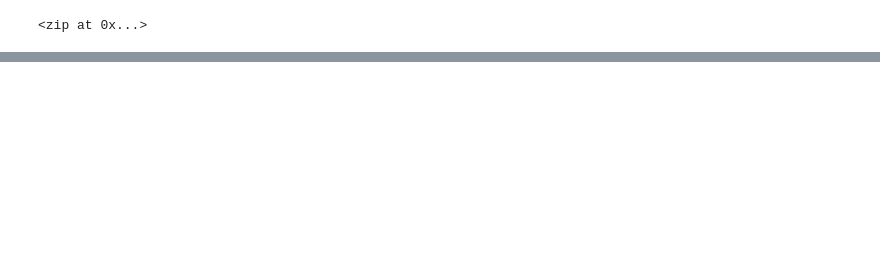
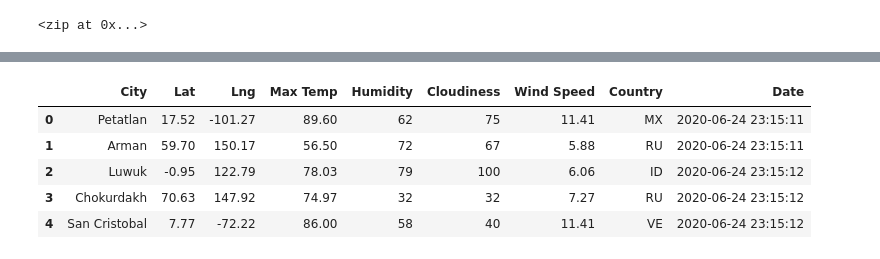
Before and after one commit to jebouchard/World_Weather_Analysis, a Jupyter notebook: WeatherPy.ipynb, the cells around one changed output, grey strips where cells are left out. Saved outputs shown, nothing was run; the diff lists cells and outputs as text; code cells hidden in the pictures; blank space fills up the shorter version.

```diff
--- a/WeatherPy.ipynb
+++ b/WeatherPy.ipynb
@@ -33,0 +51,4 @@ len(cities)
+# %%
+# Create an endpoint URL for a city.
+city_url = url + "&q=" + "Boston"
+print(city_url)
@@ -33,0 +75,6 @@ len(cities)
+# %%
+# Create a set of random latitude and longitude combinations.
+lats = np.random.uniform(low=-90.000, high=90.000, size=1500)
+lngs = np.random.uniform(low=-180.000, high=180.000, size=1500)
+lat_lngs = zip(lats, lngs)
+lat_lngs
@@ -33,0 +83,15 @@ len(cities)
+# %%
+# Add the latitudes and longitudes to a a list.
+coordinates = list(lat_lngs)
+# %%
+# Create a list for holding the cities.
+cities = []
+# Identify the nearest city for each latitude and longitude combination.
+for coordinate in coordinates:
+    city = citipy.nearest_city(coordinate[0], coordinate[1]).city_name
+
+    # If the city is unique, then we will add it to the cities list.
+    if city not in cities:
+        cities.append(city)
+# Print the city count to confirm sufficient count.
+len(cities)
@@ -33,0 +207,10 @@ len(cities)
+# %%
+city_data_df = pd.DataFrame(city_data)
+city_data_df.head()
+# %% [output]
+|  | City | Lat | Lng | Max Temp | Humidity | Cloudiness | Wind Speed | Country | Date |
+| 0 | Petatlan | 17.52 | -101.27 | 89.60 | 62 | 75 | 11.41 | MX | 2020-06-24 23:15:11 |
+| 1 | Arman | 59.70 | 150.17 | 56.50 | 72 | 67 | 5.88 | RU | 2020-06-24 23:15:11 |
+| 2 | Luwuk | -0.95 | 122.79 | 78.03 | 79 | 100 | 6.06 | ID | 2020-06-24 23:15:12 |
+| 3 | Chokurdakh | 70.63 | 147.92 | 74.97 | 32 | 32 | 7.27 | RU | 2020-06-24 23:15:12 |
+| 4 | San Cristobal | 7.77 | -72.22 | 86.00 | 58 | 40 | 11.41 | VE | 2020-06-24 23:15:12 |
```
Also changed, not shown: parts of 15 cells of this notebook, 4 other files.
